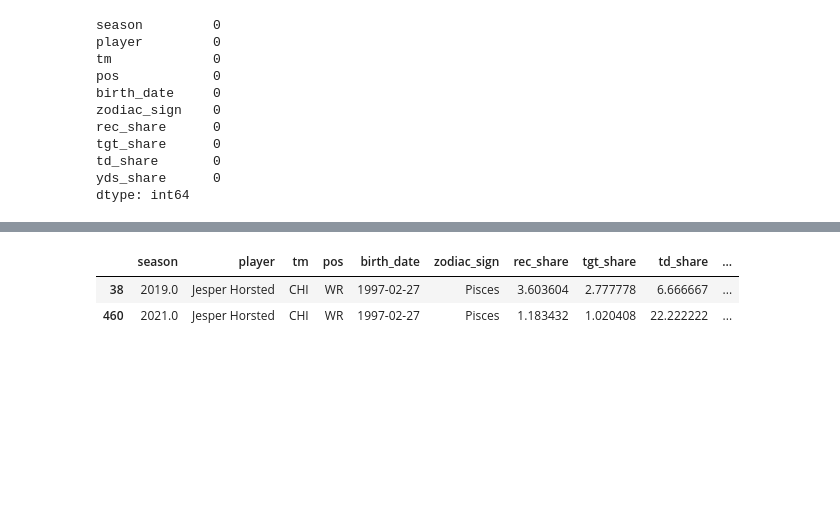
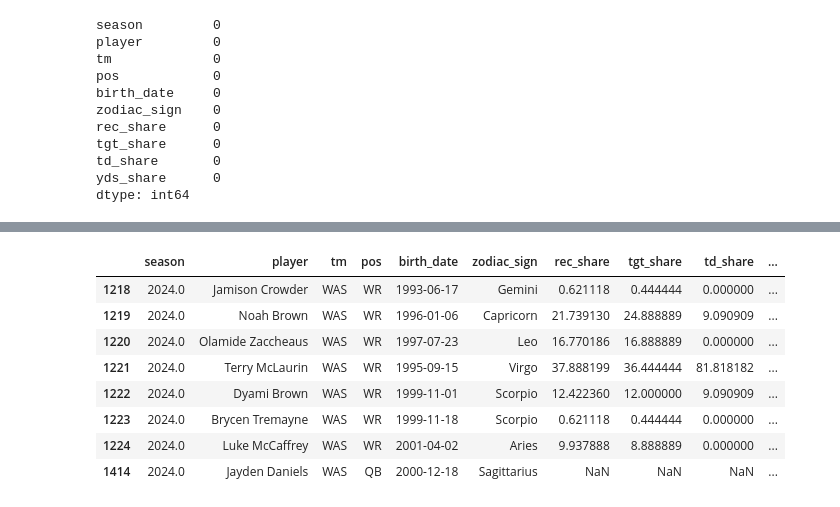
Before and after one commit to connor-pickett/2025_FinalProject_Ctrl-Alt-Defeat, a Jupyter notebook: Master_Code.ipynb, the cells around one changed output, grey strips where cells are left out. Saved outputs shown, nothing was run; the diff lists cells and outputs as text; code cells hidden in the pictures; blank space fills up the shorter version.

```diff
--- a/Master_Code.ipynb
+++ b/Master_Code.ipynb
@@ -590,7 +960,7 @@ td_share       0
 yds_share      0
 dtype: int64
 # %%
-qb_df = qb_df.rename(columns = {"player_name": "player"})
-qb_df = qb_df.rename(columns = {"position": "pos"})
-qb_df = qb_df.rename(columns = {"team": "tm"})
+QB= QB.rename(columns = {"player_name": "player"})
+QB = QB.rename(columns = {"position": "pos"})
+QB = QB.rename(columns = {"team": "tm"})
 # %%
@@ -612,3 +982,3 @@ qb_df
 # %%
-combined_df = pd.concat([combined_WR, qb_df], ignore_index=True)
+combined_df = pd.concat([combined_WR, QB], ignore_index=True)
 # %%
@@ -630,3 +999,0 @@ combined_df
-# %%
-pd.set_option('display.max_rows', 1962)  # Show up to 100 rows
-combined_df.sort_values(by=["tm","season"]).head(1962)
@@ -651,3 +999,0 @@ combined_df.sort_values(by=["tm","season"]).head(1962)
-# %%
-pd.set_option('display.max_rows', 100)  # Show up to 100 rows
-combined_df.sort_values(by=["season", "tm", "pos"]).head(100)
@@ -685,7 +1013,15 @@ yds_share      736
 dtype: int64
 # %%
-combined_df[combined_df["player"] == "Jesper Horsted"]
+combined_df_2= combined_df.sort_values(by= ["tm", "season"])
+combined_df_2[(combined_df_2["tm"] == "WAS") & (combined_df_2["season"] == 2024)]
+#for loop
 # %% [output]
 |  | season | player | tm | pos | birth_date | zodiac_sign | rec_share | tgt_share | td_share | ... |
-| 38 | 2019.0 | Jesper Horsted | CHI | WR | 1997-02-27 | Pisces | 3.603604 | 2.777778 | 6.666667 | ... |
-| 460 | 2021.0 | Jesper Horsted | CHI | WR | 1997-02-27 | Pisces | 1.183432 | 1.020408 | 22.222222 | ... |
+| 1218 | 2024.0 | Jamison Crowder | WAS | WR | 1993-06-17 | Gemini | 0.621118 | 0.444444 | 0.000000 | ... |
+| 1219 | 2024.0 | Noah Brown | WAS | WR | 1996-01-06 | Capricorn | 21.739130 | 24.888889 | 9.090909 | ... |
+| 1220 | 2024.0 | Olamide Zaccheaus | WAS | WR | 1997-07-23 | Leo | 16.770186 | 16.888889 | 0.000000 | ... |
+| 1221 | 2024.0 | Terry McLaurin | WAS | WR | 1995-09-15 | Virgo | 37.888199 | 36.444444 | 81.818182 | ... |
+| 1222 | 2024.0 | Dyami Brown | WAS | WR | 1999-11-01 | Scorpio | 12.422360 | 12.000000 | 9.090909 | ... |
+| 1223 | 2024.0 | Brycen Tremayne | WAS | WR | 1999-11-18 | Scorpio | 0.621118 | 0.444444 | 0.000000 | ... |
+| 1224 | 2024.0 | Luke McCaffrey | WAS | WR | 2001-04-02 | Aries | 9.937888 | 8.888889 | 0.000000 | ... |
+| 1414 | 2024.0 | Jayden Daniels | WAS | QB | 2000-12-18 | Sagittarius | NaN | NaN | NaN | ... |
```
Also changed, not shown: parts of 19 cells of this notebook, 1 other file.
